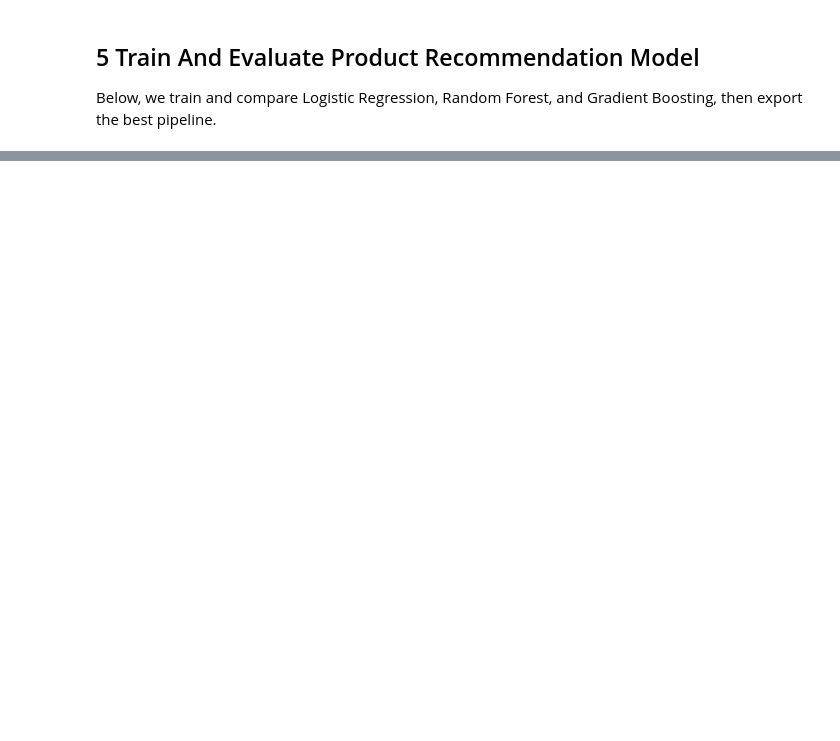
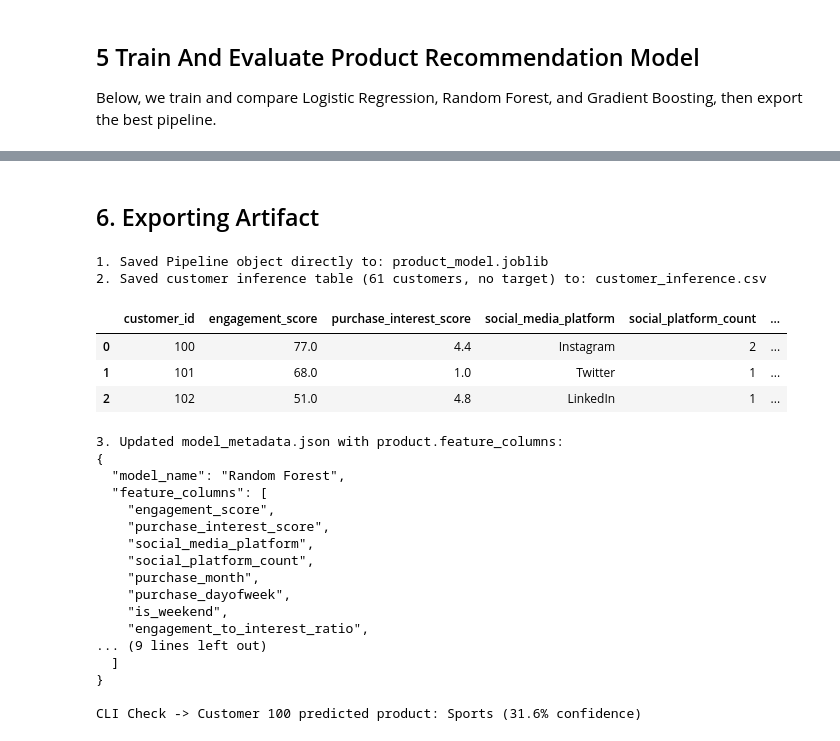
Before and after one commit to N-Maurice/multimodal_authentication_preprocessing, a Jupyter notebook: notebooks/01_product_recommendation.ipynb, the cells around one changed output, grey strips where cells are left out. Drawn from its saved outputs; the diff is of its cells as text; code cells hidden in the pictures; blank space fills up the shorter version.

```diff
--- a/notebooks/01_product_recommendation.ipynb
+++ b/notebooks/01_product_recommendation.ipynb
@@ -424,0 +372,75 @@ def predict_product_for_user(customer_id: int, data_path='merged_customer_data.c
+# %% [markdown]
+## 6. Exporting Artifact
+# %%
+import pathlib
+
+model_path = "product_model.joblib"
+joblib.dump(best_pipeline, model_path)
+print(f"1. Saved Pipeline object directly to: {model_path}")
+
+
+latest_visit = (
+    fe_df.sort_values('purchase_date')
+    .groupby('customer_id', as_index=False)
+    .last()
+)
+
+latest_visit = pd.merge(latest_visit, train_cust_agg, on='customer_id', how='left')
+latest_visit['cust_tx_count'] = latest_visit['cust_tx_count'].fillna(default_tx_count)
+latest_visit['cust_avg_spend'] = latest_visit['cust_avg_spend'].fillna(default_avg_spend)
+
+inference_cols = ['customer_id'] + feature_cols
+customer_inference_df = latest_visit[inference_cols].sort_values('customer_id').reset_index(drop=True)
+
+inference_path = "customer_inference.csv"
+customer_inference_df.to_csv(inference_path, index=False)
+print(f"2. Saved customer inference table ({customer_inference_df.shape[0]} customers, no target) to: {inference_path}")
+display(customer_inference_df.head(3))
+
+metadata_path = "model_metadata.json"
+if pathlib.Path(metadata_path).exists():
+    with open(metadata_path, "r", encoding="utf-8") as f:
+        metadata = json.load(f)
+else:
+    metadata = {}
+
+metadata.setdefault("product", {})
+metadata["product"]["model_name"] = best_model_name
+metadata["product"]["feature_columns"] = feature_cols
+metadata["product"]["classes"] = best_pipeline.classes_.tolist()
+
+with open(metadata_path, "w", encoding="utf-8") as f:
+    json.dump(metadata, f, indent=2)
+
+print(f"3. Updated {metadata_path} with product.feature_columns:")
+print(json.dumps(metadata["product"], indent=2))
+
+sample_row = customer_inference_df.iloc[[0]][metadata["product"]["feature_columns"]]
+loaded_pipe = joblib.load(model_path)
+sample_pred = loaded_pipe.predict(sample_row)[0]
+sample_conf = loaded_pipe.predict_proba(sample_row).max() * 100
+print(f"\nCLI Check -> Customer {customer_inference_df.iloc[0]['customer_id']} predicted product: {sample_pred} ({sample_conf:.1f}% confidence)")
+# %% [output]
+1. Saved Pipeline object directly to: product_model.joblib
+2. Saved customer inference table (61 customers, no target) to: customer_inference.csv
+|  | customer_id | engagement_score | purchase_interest_score | social_media_platform | social_platform_count | ... |
+| 0 | 100 | 77.0 | 4.4 | Instagram | 2 | ... |
+| 1 | 101 | 68.0 | 1.0 | Twitter | 1 | ... |
+| 2 | 102 | 51.0 | 4.8 | LinkedIn | 1 | ... |
+3. Updated model_metadata.json with product.feature_columns:
+{
+  "model_name": "Random Forest",
+  "feature_columns": [
+    "engagement_score",
+    "purchase_interest_score",
+    "social_media_platform",
+    "social_platform_count",
+    "purchase_month",
+    "purchase_dayofweek",
+    "is_weekend",
+    "engagement_to_interest_ratio",
+... (9 lines left out)
+  ]
+}
+
+CLI Check -> Customer 100 predicted product: Sports (31.6% confidence)
```
Also changed, not shown: parts of 11 cells of this notebook.
